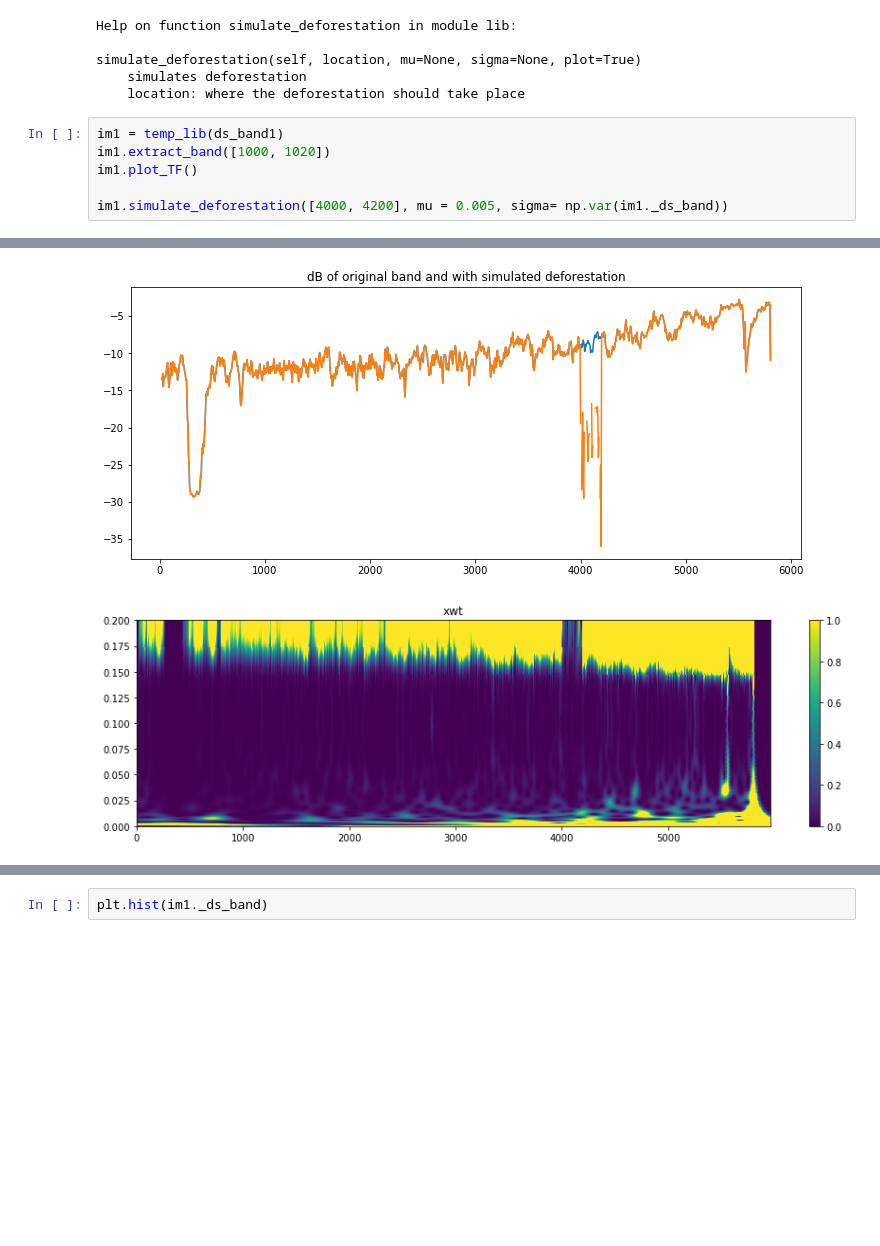
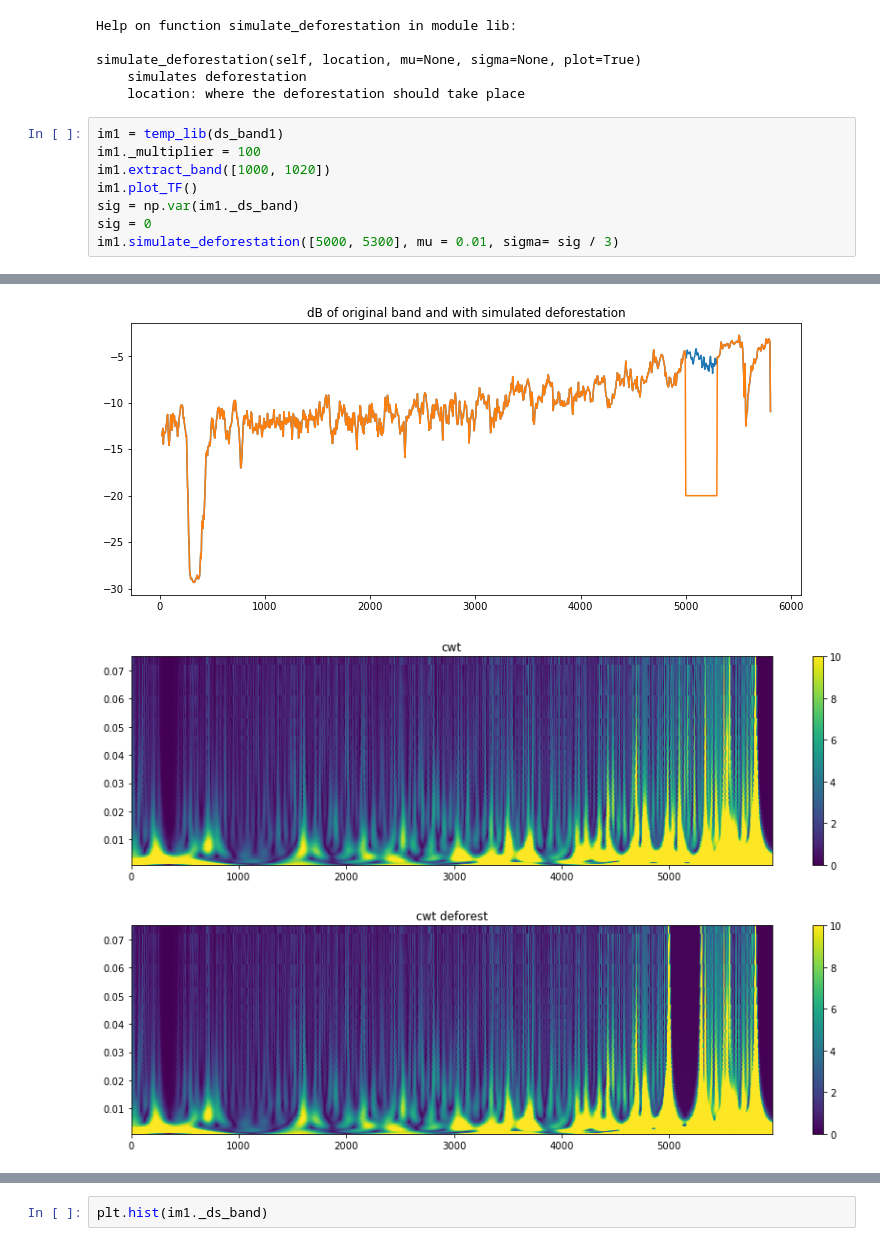
Before and after one commit to eobroets/CESBIO, a Jupyter notebook: projet_CESBIO.ipynb, the cells around one changed output, grey strips where cells are left out. Drawn from its saved outputs; the diff is of its cells as text; blank space fills up the shorter version.

```diff
--- a/projet_CESBIO.ipynb
+++ b/projet_CESBIO.ipynb
@@ -187,11 +187,14 @@ simulate_deforestation(self, location, mu=None, sigma=None, plot=True)
     location: where the deforestation should take place
 # %%
 im1 = temp_lib(ds_band1)
+im1._multiplier = 100
 im1.extract_band([1000, 1020])
 im1.plot_TF()
-
-im1.simulate_deforestation([4000, 4200], mu = 0.005, sigma= np.var(im1._ds_band))
+sig = np.var(im1._ds_band)
+sig = 0
+im1.simulate_deforestation([5000, 5300], mu = 0.01, sigma= sig / 3)
 # %% [output]
 [figure]
-[figure, old version]
+[figure, new version]
-[figure, old version]
+[figure, new version]
+[figure, added]
```
Also changed, not shown: parts of 8 cells of this notebook, 2 other files.
